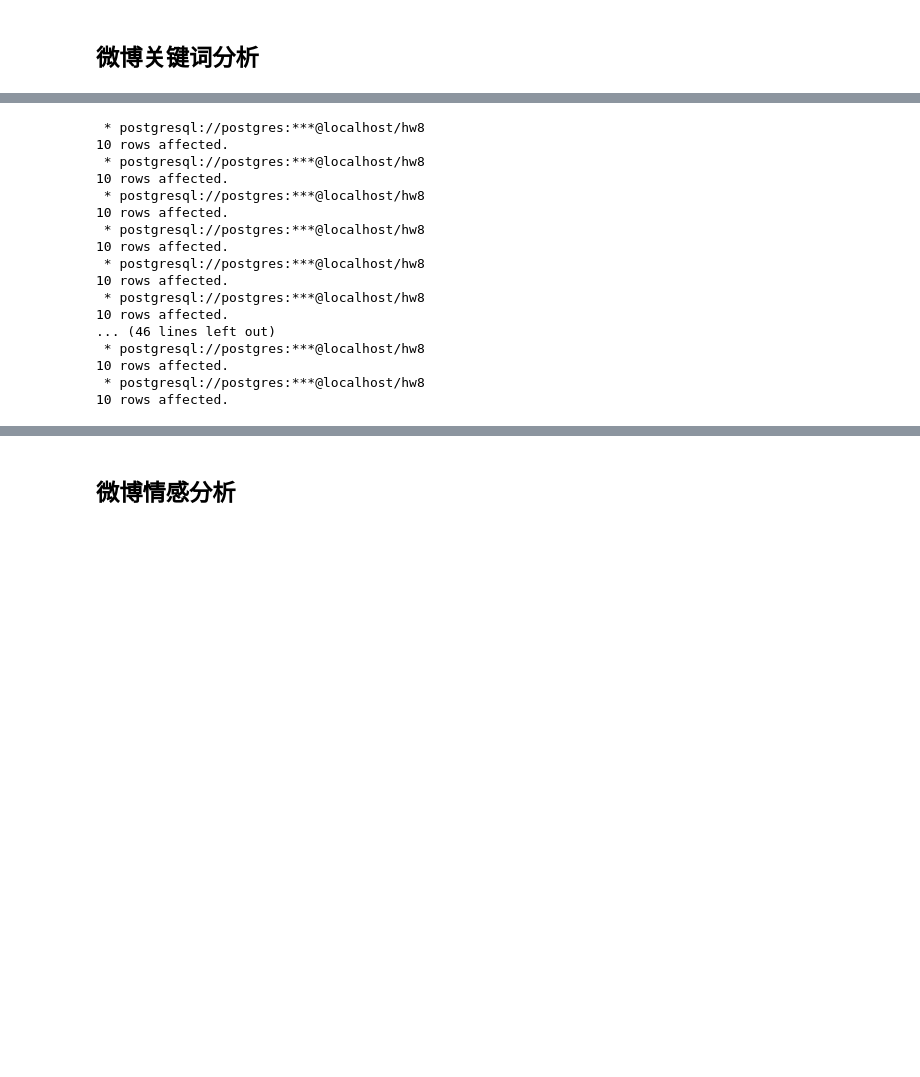
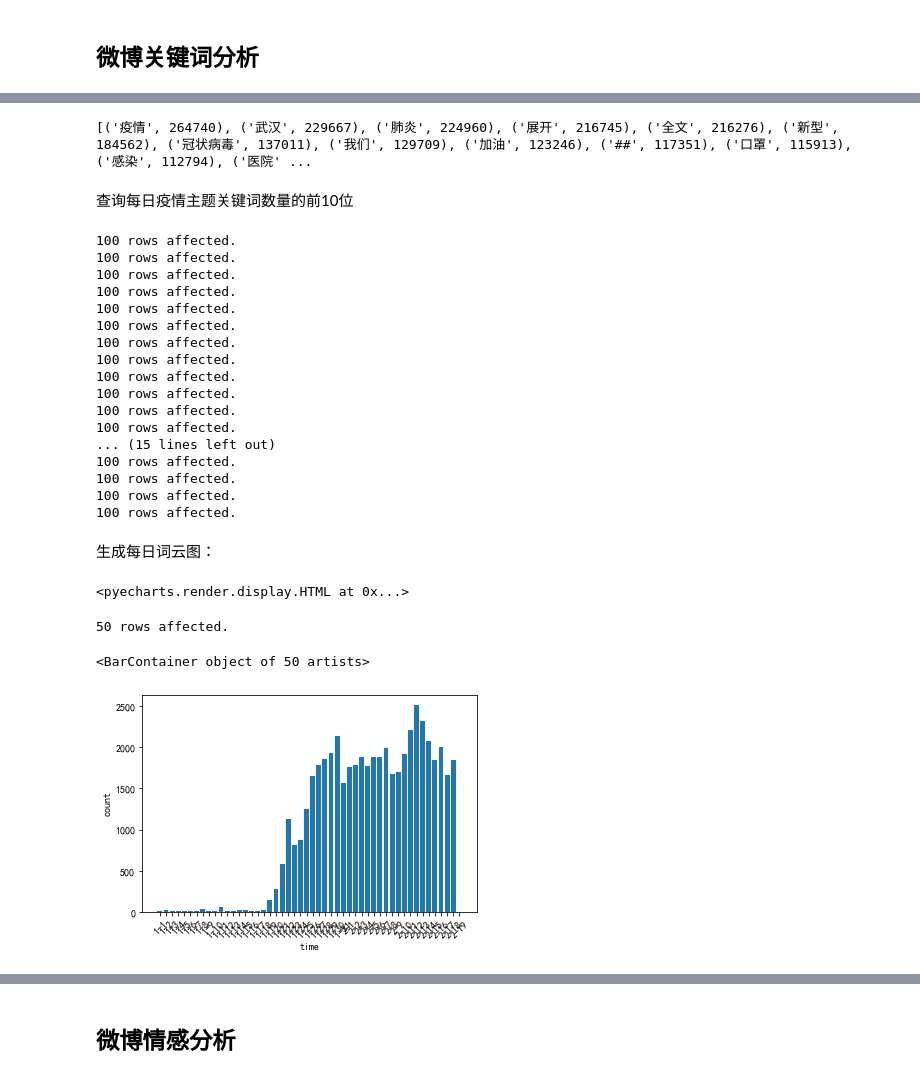
Before and after one commit to yunwei37/COVID-19-NLP-vis, a Jupyter notebook: notebook/NLP.ipynb, the cells around one changed output, grey strips where cells are left out. Cells and saved outputs as stored; diff of their text form; code cells hidden in the pictures; blank space fills up the shorter version.

```diff
--- a/notebook/NLP.ipynb
+++ b/notebook/NLP.ipynb
@@ -138,0 +222,5 @@ order by c desc limit 10;
+# %%
+all_word = (" ".join(all_words))
+print(words)
+# %% [output]
+[('疫情', 264740), ('武汉', 229667), ('肺炎', 224960), ('展开', 216745), ('全文', 216276), ('新型', 184562), ('冠状病毒', 137011), ('我们', 129709), ('加油', 123246), ('##', 117351), ('口罩', 115913), ('感染', 112794), ('医院' ...
@@ -139,3 +235,5 @@ order by c desc limit 10;
+# %% [markdown]
+查询每日疫情主题关键词数量的前10位
 # %%
 results = []
 for d in range(1,32):
@@ -150,28 +248,30 @@ for d in range(1,32):
     (select keyword2 keyword,count(*) c from weibo_d group by keyword2) k2,
     (select keyword3 keyword,count(*) c from weibo_d group by keyword3) k3
     where k0.keyword = k1.keyword and k2.keyword = k1.keyword and k2.keyword = k3.keyword and k1.keyword != '##'
-    order by c desc limit 10;
+    order by c desc limit 100;
     """%(d,m)
     result = %sql $query
     results.append(result)
 # %% [output]
- * postgresql://postgres:***@localhost/hw8
-10 rows affected.
- * postgresql://postgres:***@localhost/hw8
-10 rows affected.
- * postgresql://postgres:***@localhost/hw8
-10 rows affected.
- * postgresql://postgres:***@localhost/hw8
-10 rows affected.
- * postgresql://postgres:***@localhost/hw8
-10 rows affected.
- * postgresql://postgres:***@localhost/hw8
-10 rows affected.
-... (46 lines left out)
- * postgresql://postgres:***@localhost/hw8
-10 rows affected.
- * postgresql://postgres:***@localhost/hw8
-10 rows affected.
+100 rows affected.
+100 rows affected.
+100 rows affected.
+100 rows affected.
+100 rows affected.
+100 rows affected.
+100 rows affected.
+100 rows affected.
+100 rows affected.
+100 rows affected.
+100 rows affected.
+100 rows affected.
+... (15 lines left out)
+100 rows affected.
+100 rows affected.
+100 rows affected.
+100 rows affected.
+# %% [markdown]
+生成每日词云图：
 # %%
 from pyecharts import options as opts
 from pyecharts.charts import WordCloud
@@ -180,12 +280,23 @@ from pyecharts.globals import CurrentConfig, NotebookType
 
 CurrentConfig.NOTEBOOK_TYPE = NotebookType.JUPYTER_NOTEBOOK
 
-for r in results:
-    r = list(r)
-    words = r
-    c = (
+
+words = list(results[25])
+c = (
         WordCloud()
         .add("", words, word_size_range=[20, 100], shape=SymbolType.ROUND_RECT)
         .set_global_opts(title_opts=opts.TitleOpts(title='全国新型冠状病毒疫情词云图'))
     )
-    c.render_notebook()
+c.render_notebook()
+# %% [output]
+<pyecharts.render.display.HTML at 0x...>
+# %%
+query = """
+select month||'-'||day as time,count(*) from weibo where keyword0 = '疫情' or keyword1 = '疫情' or keyword2 = '疫情' or keyword3 = '疫情' group by month,day;
+"""
+result = %sql $query
+result.bar()
+# %% [output]
+50 rows affected.
+<BarContainer object of 50 artists>
+[figure, added]
```
Also changed, not shown: parts of 24 cells of this notebook, 5 other files.
